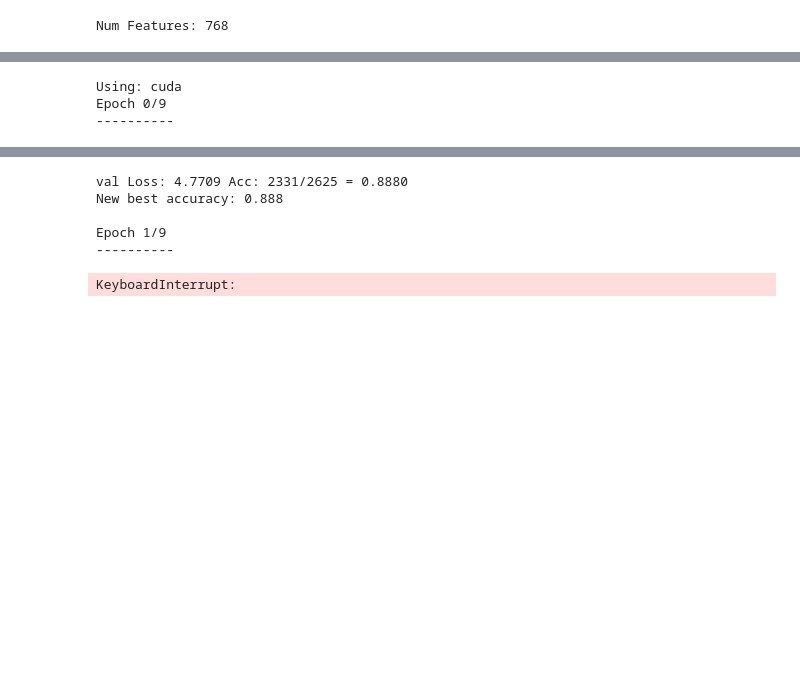
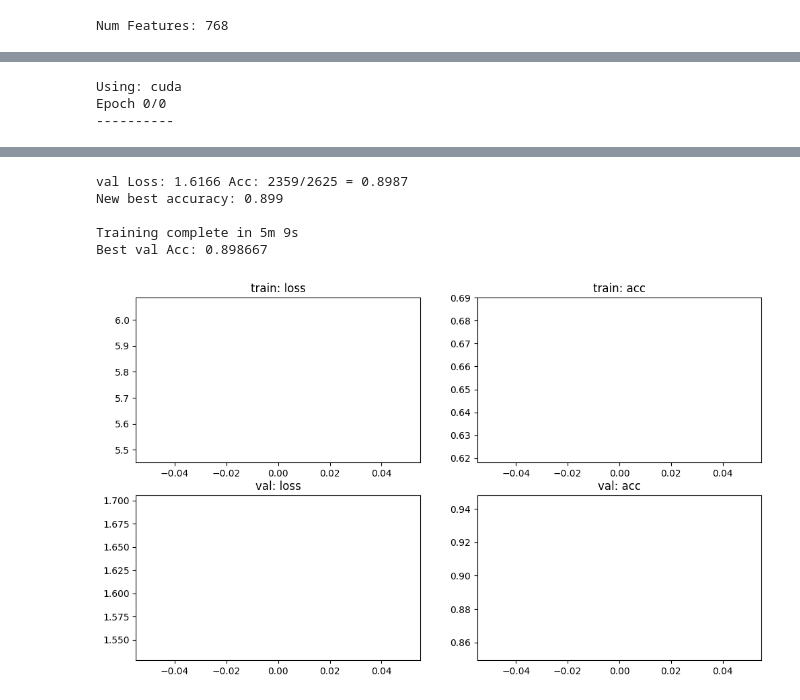
Before and after one commit to stephen-osullivan/pytorch-computer-vision, a Jupyter notebook: 03_transfer_learning_timm_birds.ipynb, the cells around one changed output, grey strips where cells are left out. Drawn from its saved outputs; the diff is of its cells as text; code cells hidden in the pictures; blank space fills up the shorter version.

```diff
--- a/03_transfer_learning_timm_birds.ipynb
+++ b/03_transfer_learning_timm_birds.ipynb
@@ -111,6 +134,8 @@ print('Num Features:', num_features)
 model.head.fc = nn.Linear(num_features, num_labels) # replace the final layer
 # %% [output]
 Num Features: 768
+# %%
+model_comp = torch.compile(model)
 # %%
 # explore learning rates
 from torch_lr_finder import LRFinder
@@ -130,22 +155,22 @@ Suggested LR: 8.11E-07
 # %%
 lr = 0.01
 criterion = nn.CrossEntropyLoss()
-optimizer = torch.optim.Adam(model.head.fc.parameters(), lr=lr) # only training fc layer
+optimizer = torch.optim.Adam(model_comp.head.fc.parameters(), lr=lr) # only training fc layer
 # reduce learning rate by 0.1 every 5 epochs
 lr_scheduler = torch.optim.lr_scheduler.StepLR(optimizer, step_size=5, gamma=0.1)
 # %%
 from utils.train import train_model
-
+torch.set_float32_matmul_precision('high')
 model, history = train_model(
-    model=model,
+    model=model_comp,
     criterion=criterion,
     optimizer=optimizer,
     scheduler=lr_scheduler,
-    num_epochs=10,
+    num_epochs=1,
     device='cuda',
     train_loader=dataloaders['train'],
     val_loader=dataloaders['valid'])
 # %% [output]
 Using: cuda
-Epoch 0/9
+Epoch 0/0
 ----------
@@ -153,6 +178,6 @@ train Loss: 16.4311 Acc: 54481/84635 = 0.6437
-val Loss: 4.7709 Acc: 2331/2625 = 0.8880
-New best accuracy: 0.888
+val Loss: 1.6166 Acc: 2359/2625 = 0.8987
+New best accuracy: 0.899
 
-Epoch 1/9
-----------
+Training complete in 5m 9s
+Best val Acc: 0.898667
-KeyboardInterrupt:
+[figure, added]
```
Also changed, not shown: parts of 5 cells of this notebook, 7 other files.
